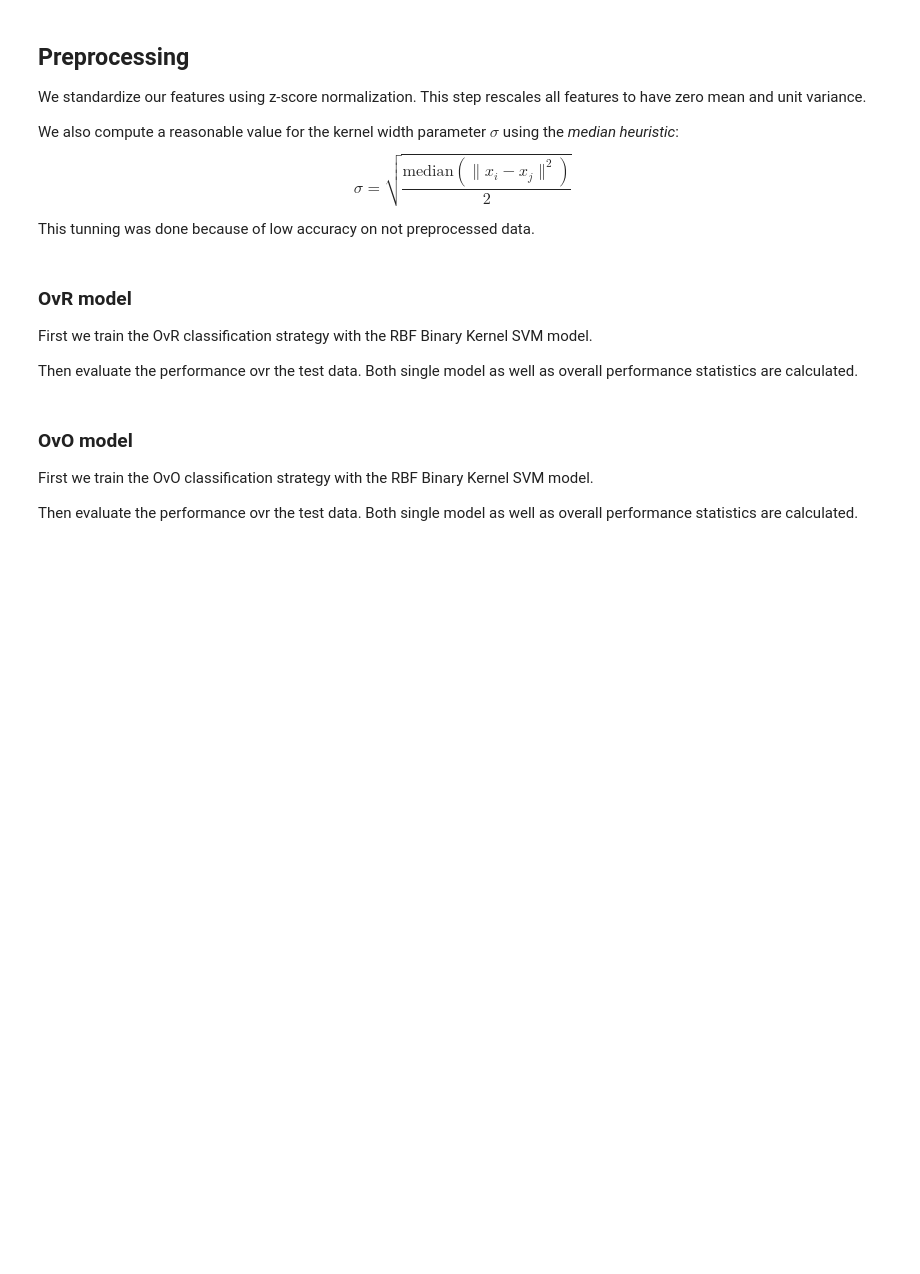
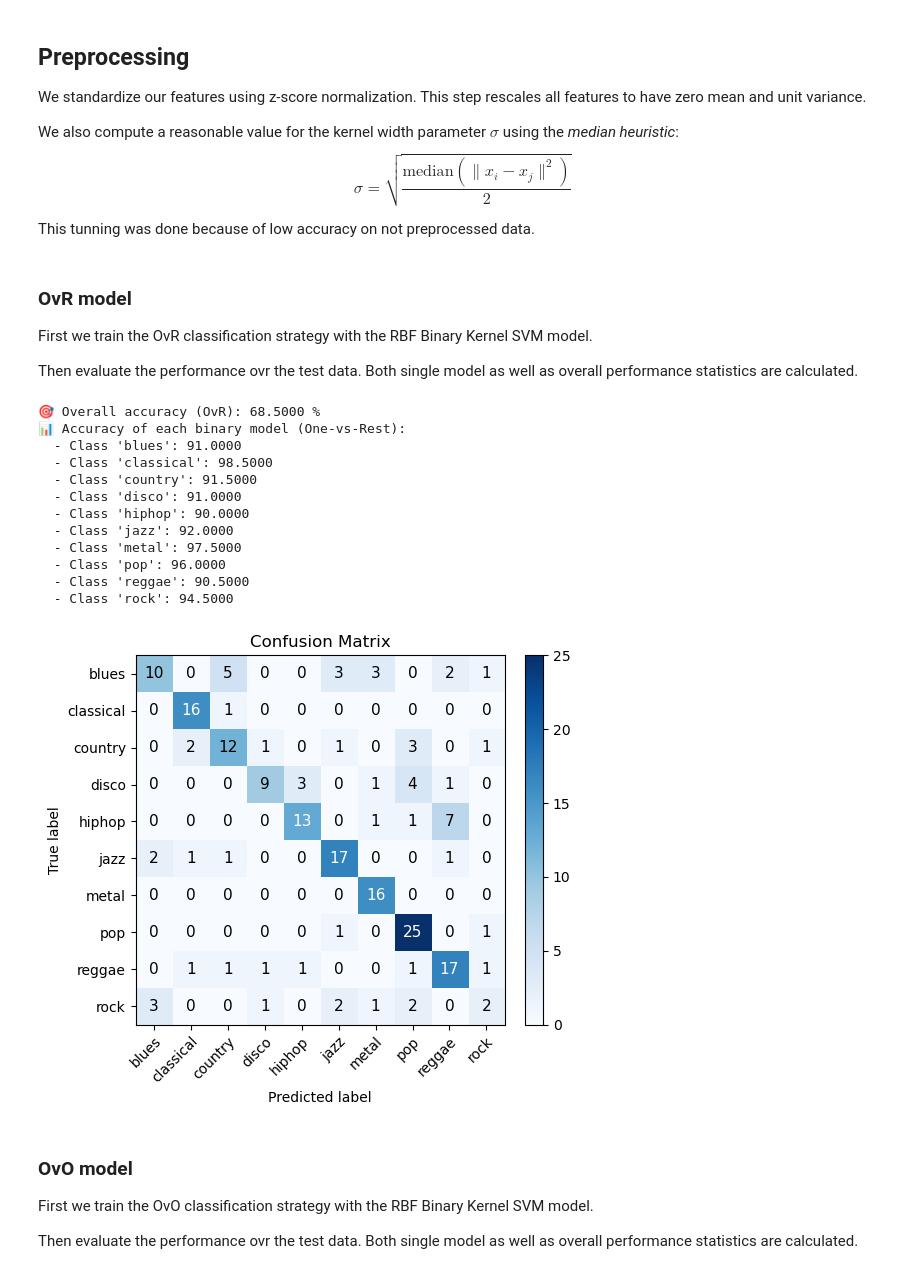
Before and after one commit to jpalikowska/Music-AppliedML, a Jupyter notebook: notebookJP.ipynb, the cells around one changed output. Saved outputs shown, nothing was run; the diff lists cells and outputs as text; code cells hidden in the pictures; blank space fills up the shorter version.

Commit message:
confussion matrix added

```diff
--- a/notebookJP.ipynb
+++ b/notebookJP.ipynb
@@ -46,3 +49,5 @@ We will work with the 30s file.
 # %%
 df = loaders.load_music_30_sec()
 #df = loaders.load_music_3_sec()
+
+class_names = sorted(df["label"].unique().tolist())
@@ -101,8 +112,27 @@ Then evaluate the performance ovr the test data. Both single model as well as ov
 svmOvR = KernelMulticlassOvR(kernel=config["kernel"], sigma=sigma, C=config["C"])
 svmOvR.fit(X_train, Y_train)
 # %%
+svmOvR.evaluate_accuracy(X_test, Y_test)
 svmOvR.evaluate_models(X_test, Y_test)
-svmOvR.evaluate_accuracy(X_test, Y_test)
+
+true_labels = np.eye(10)[labels_to_numbers(Y_test, class_names=class_names)]
+pred_labels = np.eye(10)[labels_to_numbers(svmOvR(X_test), class_names=class_names)]
+
+confusion_matrix(true_labels, pred_labels, num_classes=10, class_names=class_names)
+# %% [output]
+🎯 Overall accuracy (OvR): 68.5000 %
+📊 Accuracy of each binary model (One-vs-Rest):
+  - Class 'blues': 91.0000
+  - Class 'classical': 98.5000
+  - Class 'country': 91.5000
+  - Class 'disco': 91.0000
+  - Class 'hiphop': 90.0000
+  - Class 'jazz': 92.0000
+  - Class 'metal': 97.5000
+  - Class 'pop': 96.0000
+  - Class 'reggae': 90.5000
+  - Class 'rock': 94.5000
+[figure, added]
 # %% [markdown]
 ### OvO model
 
```
Also changed, not shown: parts of 4 cells of this notebook, 2 other files.
